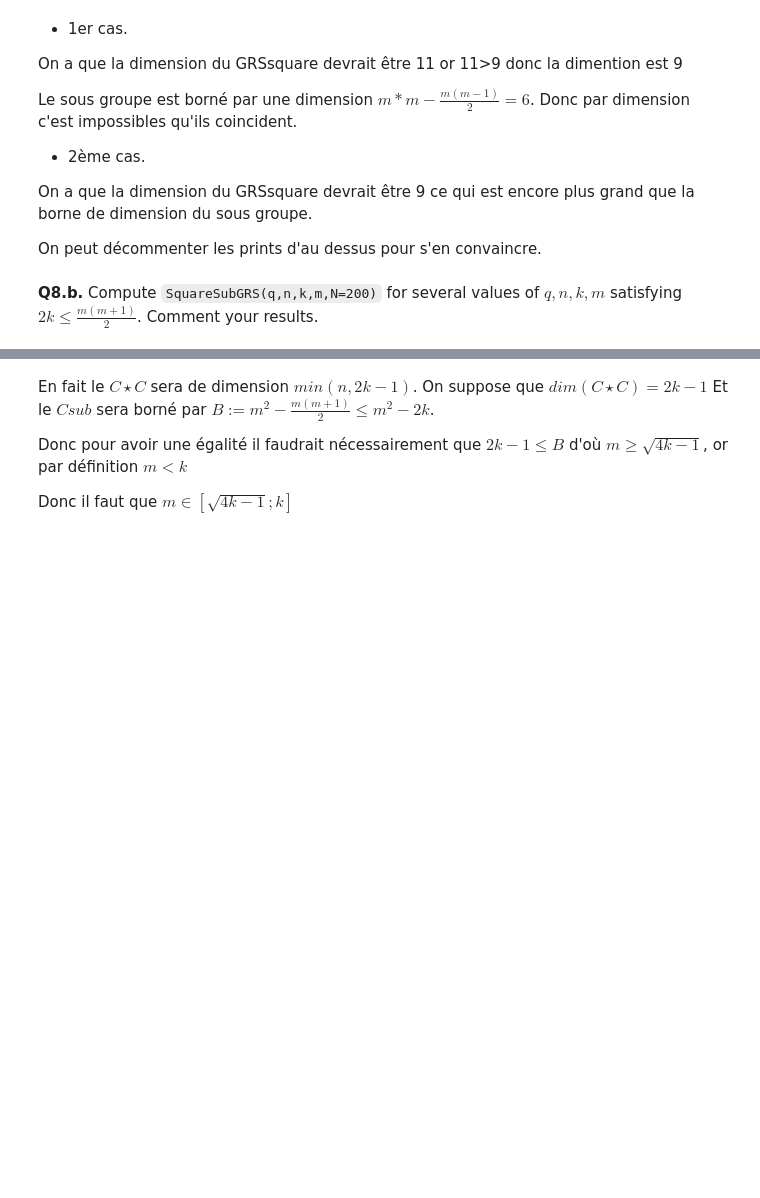
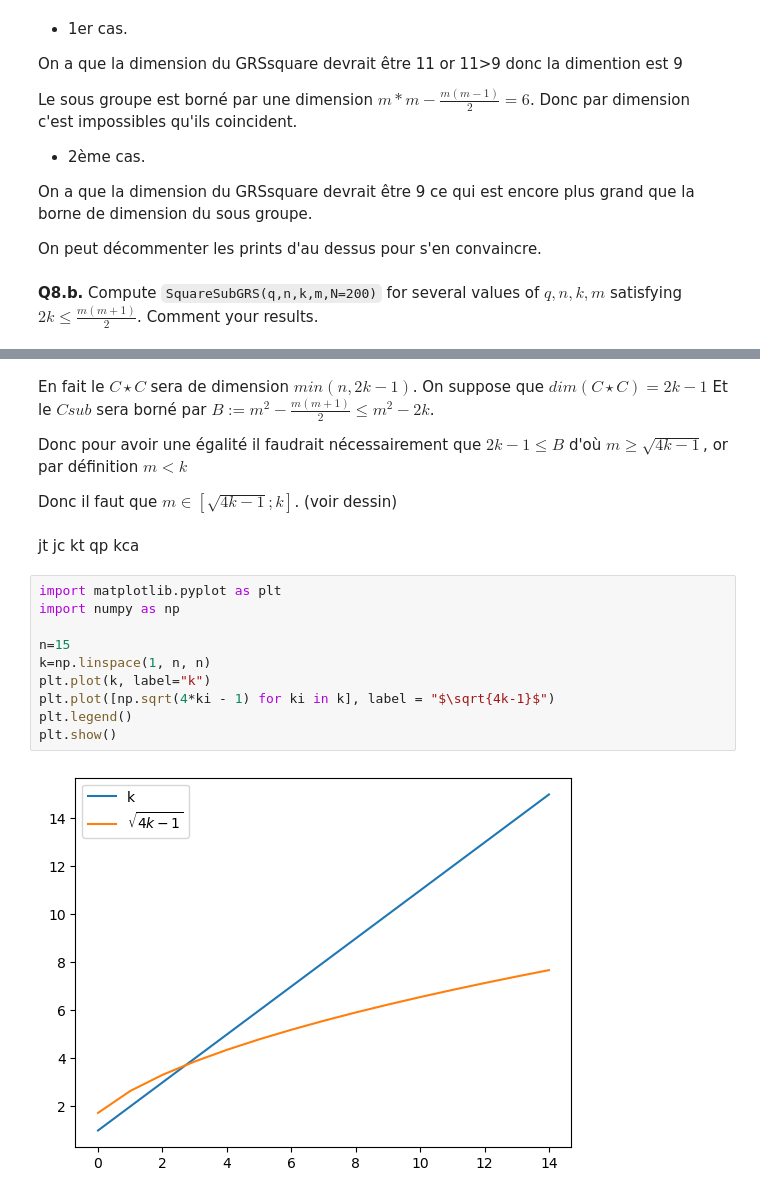
Before and after one commit to NicolasMendelBoucharin/TPS, a Jupyter notebook: cryptocode/TP1.ipynb, the cells around one changed output, grey strips where cells are left out. Drawn from its saved outputs; the diff is of its cells as text; blank space fills up the shorter version.

```diff
--- a/cryptocode/TP1.ipynb
+++ b/cryptocode/TP1.ipynb
@@ -357,4 +365,18 @@ Et le $Csub$ sera borné par $B :=m^2 - \frac{m(m+1)}{2} \le m^2 - 2k$.
 Donc pour avoir une égalité il faudrait nécessairement que $2k-1\le B$
 d'où $m \ge\sqrt{4k-1}$, or par définition $m<k$
 
-Donc il faut que $m\in [\sqrt{4k-1} ; k]$
+Donc il faut que $m\in [\sqrt{4k-1} ; k]$. (voir dessin)
+# %% [markdown]
+jt jc kt qp kca
+# %%
+import matplotlib.pyplot as plt
+import numpy as np
+
+n=15
+k=np.linspace(1, n, n)
+plt.plot(k, label="k")
+plt.plot([np.sqrt(4*ki - 1) for ki in k], label = "$\sqrt{4k-1}$")
+plt.legend()
+plt.show()
+# %% [output]
+[figure, added]
```
Also changed, not shown: parts of 5 cells of this notebook.
